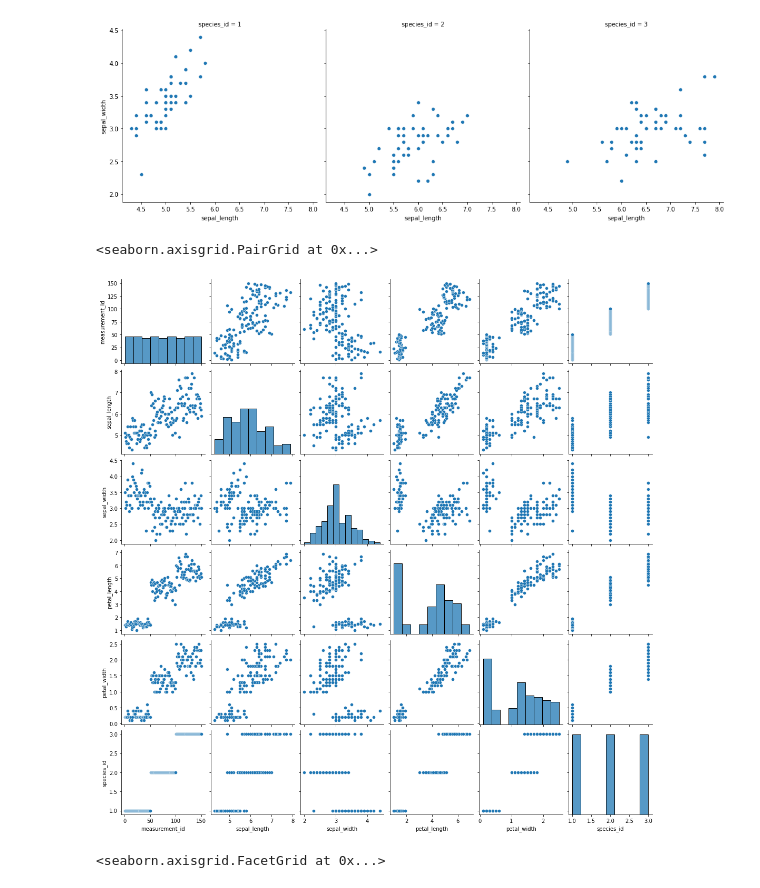
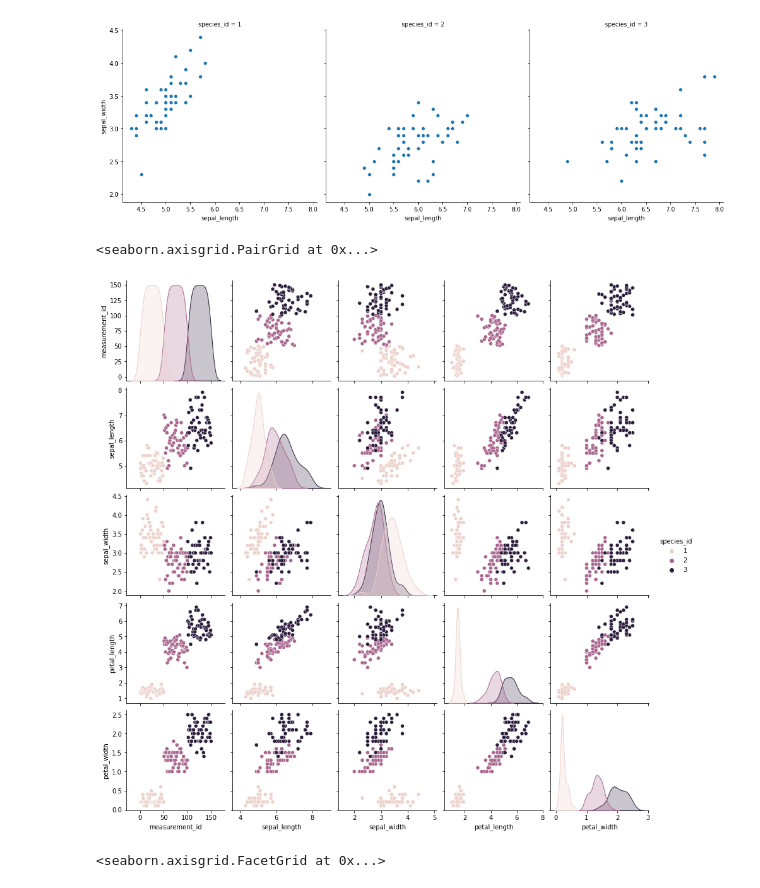
Before and after one commit to SchneemannDavid/numpy-pandas-visualization-exercises, a Jupyter notebook: seaborn_exercises.ipynb, the cells around one changed output. Cells and saved outputs as stored; diff of their text form; code cells hidden in the pictures.

```diff
--- a/seaborn_exercises.ipynb
+++ b/seaborn_exercises.ipynb
@@ -88,10 +92,10 @@ sns.relplot(data = iris, x = 'sepal_length', y = 'sepal_width', col = 'species_i
 <seaborn.axisgrid.FacetGrid at 0x...>
 [figure]
 # %%
-sns.pairplot(iris)
+sns.pairplot(data = iris, hue = 'species_id')
 # %% [output]
 <seaborn.axisgrid.PairGrid at 0x...>
-[figure, old version]
+[figure, new version]
 # %%
 sns.relplot(data = iris, x = 'sepal_length', y = 'petal_length', col = 'species_id')
 # %% [output]
```
Also changed, not shown: parts of 12 cells of this notebook, 3 other files.
